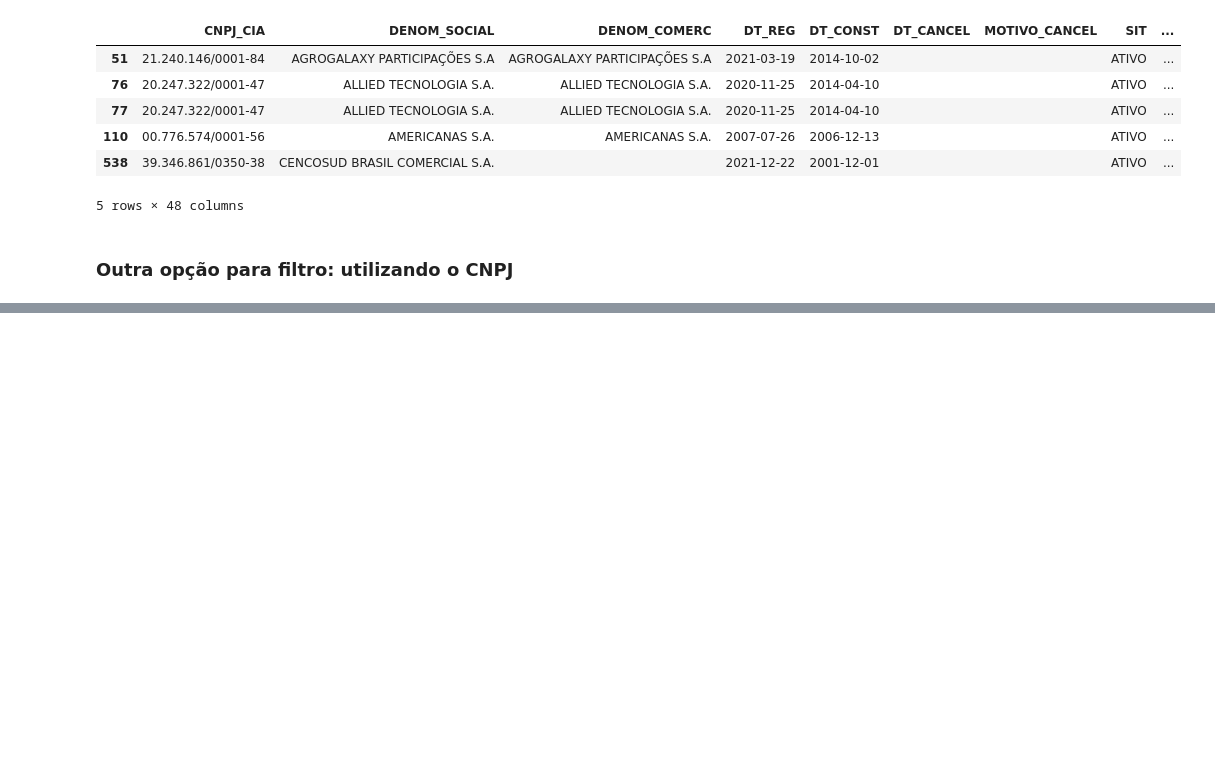
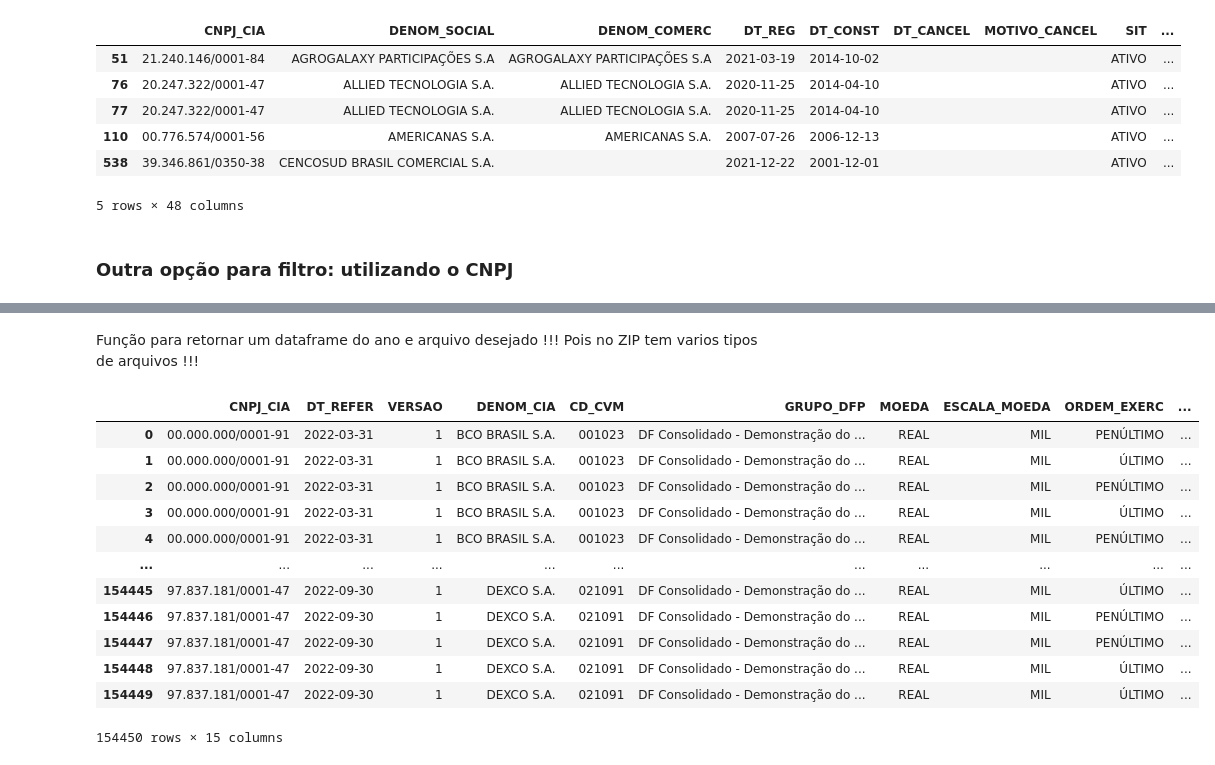
Before and after one commit to robertoricci/Curso-Python-para-Mercado-Financeiro-Trading-com-Dados, a Jupyter notebook: Modulo_04_Análise_Fundamentalista_com_Python.ipynb, the cells around one changed output, grey strips where cells are left out. Drawn from its saved outputs; the diff is of its cells as text; code cells hidden in the pictures; blank space fills up the shorter version.

```diff
--- a/Modulo_04_Análise_Fundamentalista_com_Python.ipynb
+++ b/Modulo_04_Análise_Fundamentalista_com_Python.ipynb
@@ -188,0 +225,3 @@ jhsf_data
+# %% [markdown]
+Função para retornar um dataframe do ano e arquivo desejado !!!
+Pois no ZIP tem varios tipos de arquivos !!!
@@ -188,0 +264,27 @@ jhsf_data
+# %%
+#tipo_periodo ITR -> informação trimestrais
+# Balanço Patrimonial Ativo (BPA)
+# Balanço Patrimonial Passivo (BPP)
+# Demonstração de Fluxo de Caixa - Método Direto (DFC-MD)
+# Demonstração de Fluxo de Caixa - Método Indireto (DFC-MI)
+# Demonstração das Mutações do Patrimônio Líquido (DMPL)
+# Demonstração de Resultado Abrangente (DRA)
+# Demonstração de Resultado (DRE)
+
+df = relatorio_cias_abertas(ano=2022,cod='DRE',tipo_periodo='ITR',tipo_demonstrativo='con')
+# %%
+df
+# %% [output]
+|  | CNPJ_CIA | DT_REFER | VERSAO | DENOM_CIA | CD_CVM | GRUPO_DFP | MOEDA | ESCALA_MOEDA | ORDEM_EXERC | ... |
+| 0 | 00.000.000/0001-91 | 2022-03-31 | 1 | BCO BRASIL S.A. | 001023 | DF Consolidado - Demonstração do ... | REAL | MIL | PENÚLTIMO | ... |
+| 1 | 00.000.000/0001-91 | 2022-03-31 | 1 | BCO BRASIL S.A. | 001023 | DF Consolidado - Demonstração do ... | REAL | MIL | ÚLTIMO | ... |
+| 2 | 00.000.000/0001-91 | 2022-03-31 | 1 | BCO BRASIL S.A. | 001023 | DF Consolidado - Demonstração do ... | REAL | MIL | PENÚLTIMO | ... |
+| 3 | 00.000.000/0001-91 | 2022-03-31 | 1 | BCO BRASIL S.A. | 001023 | DF Consolidado - Demonstração do ... | REAL | MIL | ÚLTIMO | ... |
+| 4 | 00.000.000/0001-91 | 2022-03-31 | 1 | BCO BRASIL S.A. | 001023 | DF Consolidado - Demonstração do ... | REAL | MIL | PENÚLTIMO | ... |
+| ... | ... | ... | ... | ... | ... | ... | ... | ... | ... | ... |
+| 154445 | 97.837.181/0001-47 | 2022-09-30 | 1 | DEXCO S.A. | 021091 | DF Consolidado - Demonstração do ... | REAL | MIL | ÚLTIMO | ... |
+| 154446 | 97.837.181/0001-47 | 2022-09-30 | 1 | DEXCO S.A. | 021091 | DF Consolidado - Demonstração do ... | REAL | MIL | PENÚLTIMO | ... |
+| 154447 | 97.837.181/0001-47 | 2022-09-30 | 1 | DEXCO S.A. | 021091 | DF Consolidado - Demonstração do ... | REAL | MIL | PENÚLTIMO | ... |
+| 154448 | 97.837.181/0001-47 | 2022-09-30 | 1 | DEXCO S.A. | 021091 | DF Consolidado - Demonstração do ... | REAL | MIL | ÚLTIMO | ... |
+| 154449 | 97.837.181/0001-47 | 2022-09-30 | 1 | DEXCO S.A. | 021091 | DF Consolidado - Demonstração do ... | REAL | MIL | ÚLTIMO | ... |
+154450 rows × 15 columns
```
Also changed, not shown: parts of 12 cells of this notebook.
